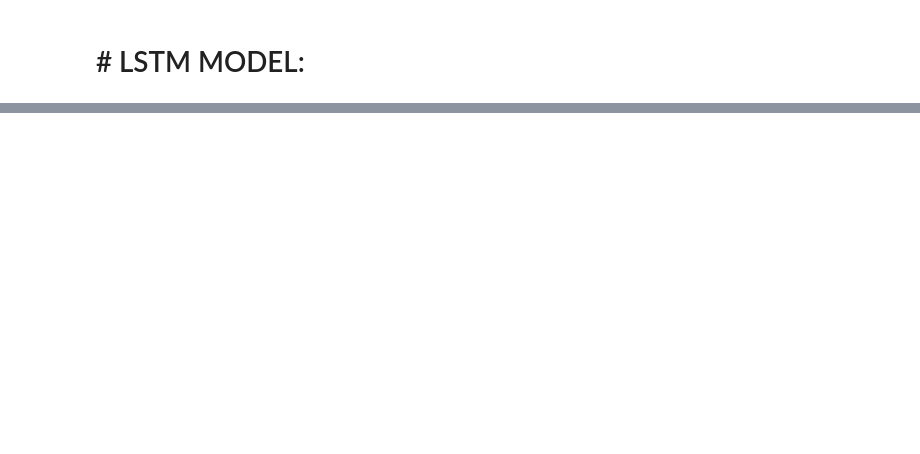
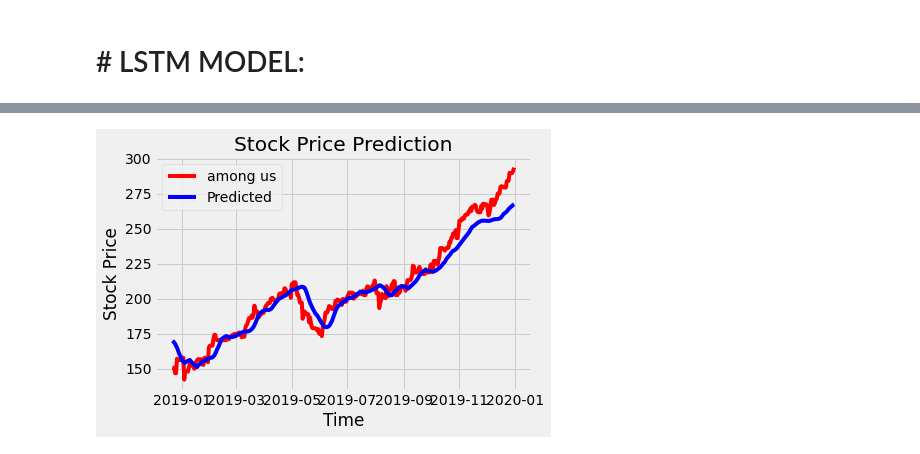
Before and after one commit to jxl22000/Sentiment-Analysis, a Jupyter notebook: SAmodel.ipynb, the cells around one changed output, grey strips where cells are left out. Drawn from its saved outputs; the diff is of its cells as text; code cells hidden in the pictures; blank space fills up the shorter version.

```diff
--- a/SAmodel.ipynb
+++ b/SAmodel.ipynb
@@ -412,0 +260,15 @@ dtype: float64
+# %%
+# Feature Scaling
+sc = MinMaxScaler(feature_range = (0, 1))
+training_set_scaled = sc.fit_transform(training_set)
+# Creating a data structure with 60 time-steps and 1 output
+X_train = []
+y_train = []
+time_steps = 14
+
+for i in range(time_steps, train_size):
+    X_train.append(training_set_scaled[i-time_steps:i, 0])
+    y_train.append(training_set_scaled[i, 0])
+X_train, y_train = np.array(X_train), np.array(y_train)
+X_train = np.reshape(X_train, (X_train.shape[0], X_train.shape[1], 1))
+#(740, 60, 1)
@@ -412,0 +319,15 @@ dtype: float64
+# %%
+# Getting the predicted stock price of 2017
+dataset_train = APPL_df.iloc[:train_size, 2:3]
+dataset_test = APPL_df.iloc[train_size:, 2:3]
+dataset_total = pd.concat((dataset_train, dataset_test), axis = 0)
+print(dataset_total.shape)
+inputs = dataset_total[len(dataset_total) - len(dataset_test) - time_steps:].values
+inputs = inputs.reshape(-1,1)
+inputs = sc.transform(inputs)
+X_test = []
+for i in range(time_steps, test_size + time_steps):
+    X_test.append(inputs[i-time_steps:i, 0])
+X_test = np.array(X_test)
+X_test = np.reshape(X_test, (X_test.shape[0], X_test.shape[1], 1))
+print(X_test.shape)
@@ -412,0 +337,3 @@ dtype: float64
+# %%
+predicted_stock_price = model.predict(X_test)
+predicted_stock_price = sc.inverse_transform(predicted_stock_price)
@@ -412,0 +358,12 @@ dtype: float64
+# %%
+# Visualising the results
+plt.plot(APPL_df.loc[train_size:, 'day_date'],dataset_test.values, color = 'red', label = 'among us')
+plt.plot(APPL_df.loc[train_size:, 'day_date'],predicted_stock_price, color = 'blue', label = 'Predicted')
+#plt.xticks(np.arange(0,test_size,50))
+plt.title('Stock Price Prediction')
+plt.xlabel('Time')
+plt.ylabel('Stock Price')
+plt.legend()
+plt.show()
+# %% [output]
+[figure, added]
```
Also changed, not shown: parts of 16 cells of this notebook.
